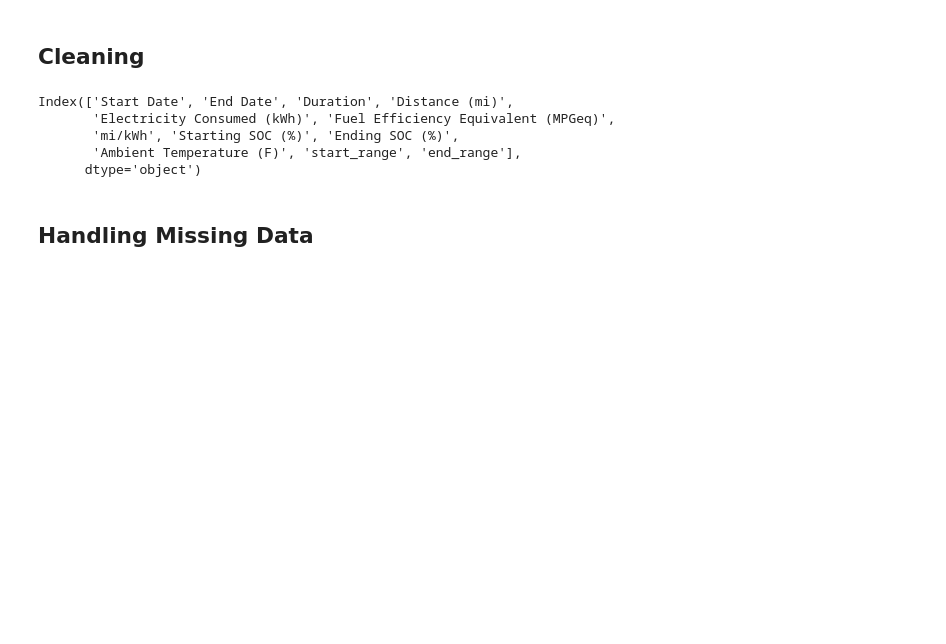
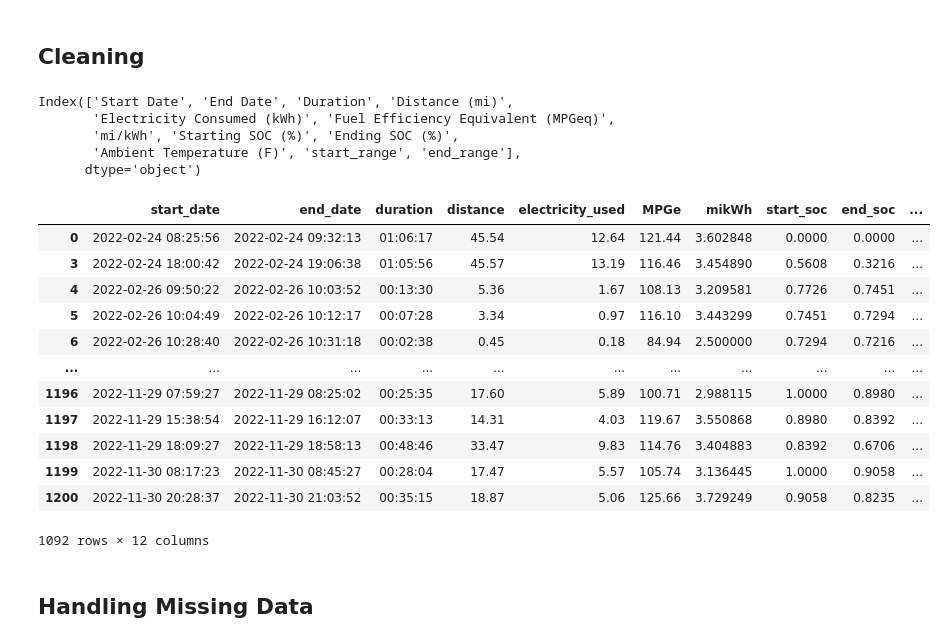
Before and after one commit to schmeeed/python-project-01, a Jupyter notebook: notebooks/01-pda-project-notebook.ipynb, the cells around one changed output. Cells and saved outputs as stored; diff of their text form; code cells hidden in the pictures; blank space fills up the shorter version.

```diff
--- a/notebooks/01-pda-project-notebook.ipynb
+++ b/notebooks/01-pda-project-notebook.ipynb
@@ -112,6 +111,22 @@ trips = trips.rename(columns = {r'Start Date' : 'start_date',
 # trips['end_time'] = pd.to_datetime(trips['end_date']).dt.time
 
 # trips
+# %%
+trips
+# %% [output]
+|  | start_date | end_date | duration | distance | electricity_used | MPGe | mikWh | start_soc | end_soc | ... |
+| 0 | 2022-02-24 08:25:56 | 2022-02-24 09:32:13 | 01:06:17 | 45.54 | 12.64 | 121.44 | 3.602848 | 0.0000 | 0.0000 | ... |
+| 3 | 2022-02-24 18:00:42 | 2022-02-24 19:06:38 | 01:05:56 | 45.57 | 13.19 | 116.46 | 3.454890 | 0.5608 | 0.3216 | ... |
+| 4 | 2022-02-26 09:50:22 | 2022-02-26 10:03:52 | 00:13:30 | 5.36 | 1.67 | 108.13 | 3.209581 | 0.7726 | 0.7451 | ... |
+| 5 | 2022-02-26 10:04:49 | 2022-02-26 10:12:17 | 00:07:28 | 3.34 | 0.97 | 116.10 | 3.443299 | 0.7451 | 0.7294 | ... |
+| 6 | 2022-02-26 10:28:40 | 2022-02-26 10:31:18 | 00:02:38 | 0.45 | 0.18 | 84.94 | 2.500000 | 0.7294 | 0.7216 | ... |
+| ... | ... | ... | ... | ... | ... | ... | ... | ... | ... | ... |
+| 1196 | 2022-11-29 07:59:27 | 2022-11-29 08:25:02 | 00:25:35 | 17.60 | 5.89 | 100.71 | 2.988115 | 1.0000 | 0.8980 | ... |
+| 1197 | 2022-11-29 15:38:54 | 2022-11-29 16:12:07 | 00:33:13 | 14.31 | 4.03 | 119.67 | 3.550868 | 0.8980 | 0.8392 | ... |
+| 1198 | 2022-11-29 18:09:27 | 2022-11-29 18:58:13 | 00:48:46 | 33.47 | 9.83 | 114.76 | 3.404883 | 0.8392 | 0.6706 | ... |
+| 1199 | 2022-11-30 08:17:23 | 2022-11-30 08:45:27 | 00:28:04 | 17.47 | 5.57 | 105.74 | 3.136445 | 1.0000 | 0.9058 | ... |
+| 1200 | 2022-11-30 20:28:37 | 2022-11-30 21:03:52 | 00:35:15 | 18.87 | 5.06 | 125.66 | 3.729249 | 0.9058 | 0.8235 | ... |
+1092 rows × 12 columns
 # %% [markdown]
 ## Handling Missing Data
 # %%
```
Also changed, not shown: parts of 50 cells of this notebook, 25 other files.
